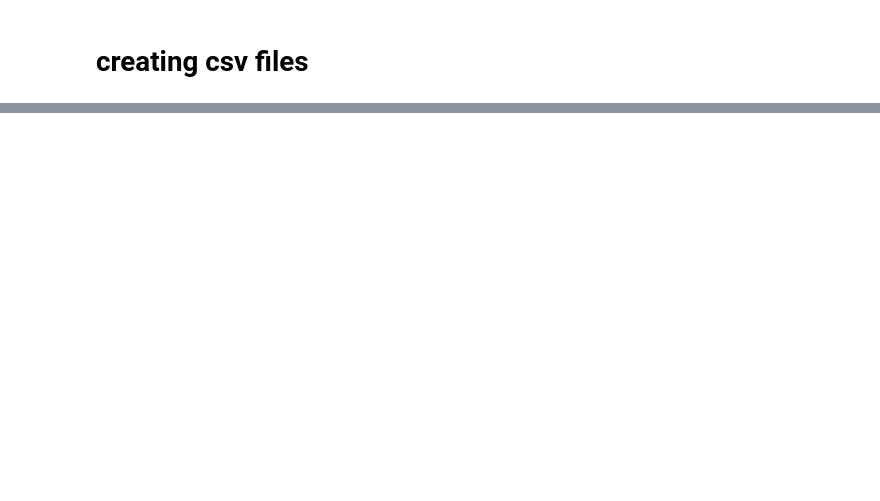
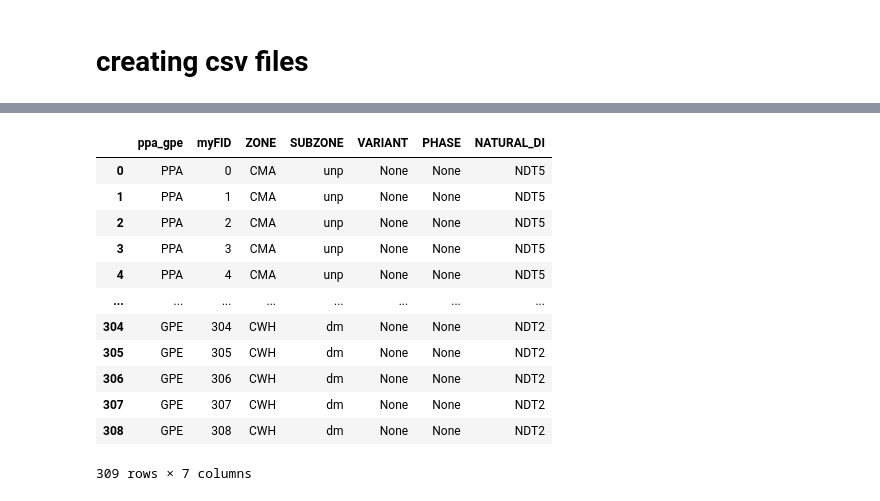
Before and after one commit to emuise/code-BCparksReportCards, a Jupyter notebook: Frags.ipynb, the cells around one changed output, grey strips where cells are left out. Drawn from its saved outputs; the diff is of its cells as text; code cells hidden in the pictures; blank space fills up the shorter version.

```diff
--- a/Frags.ipynb
+++ b/Frags.ipynb
@@ -124,0 +206,6 @@ za = pls.ZonalAnalysis(frag, masks = subzone, masks_index_col = 'ppa_gpe')
+# %%
+parkName = "Gar"
+raster_filepath = r"C:\Users\evanmuis.stu\Sync\Masters\Data\outputs\Gar\rasters\Gar_PACE-2015-fragstats.tif"
+zones_filepath = r"C:\Users\evanmuis.stu\Sync\Masters\Data\outputs\Gar\Gar_PACE_Subzones.shp"
+fName = raster_filepath
+zones = zones_filepath
@@ -124,0 +224,19 @@ za = pls.ZonalAnalysis(frag, masks = subzone, masks_index_col = 'ppa_gpe')
+# %%
+#create df with subzone information
+df = gpd.read_file(zones)
+newDf = df[["ppa_gpe", "myFID", "ZONE", "SUBZONE", "VARIANT", "PHASE", "NATURAL_DI"]]
+newDf
+# %% [output]
+|  | ppa_gpe | myFID | ZONE | SUBZONE | VARIANT | PHASE | NATURAL_DI |
+| 0 | PPA | 0 | CMA | unp | None | None | NDT5 |
+| 1 | PPA | 1 | CMA | unp | None | None | NDT5 |
+| 2 | PPA | 2 | CMA | unp | None | None | NDT5 |
+| 3 | PPA | 3 | CMA | unp | None | None | NDT5 |
+| 4 | PPA | 4 | CMA | unp | None | None | NDT5 |
+| ... | ... | ... | ... | ... | ... | ... | ... |
+| 304 | GPE | 304 | CWH | dm | None | None | NDT2 |
+| 305 | GPE | 305 | CWH | dm | None | None | NDT2 |
+| 306 | GPE | 306 | CWH | dm | None | None | NDT2 |
+| 307 | GPE | 307 | CWH | dm | None | None | NDT2 |
+| 308 | GPE | 308 | CWH | dm | None | None | NDT2 |
+309 rows × 7 columns
```
Also changed, not shown: parts of 20 cells of this notebook, 13 other files.
